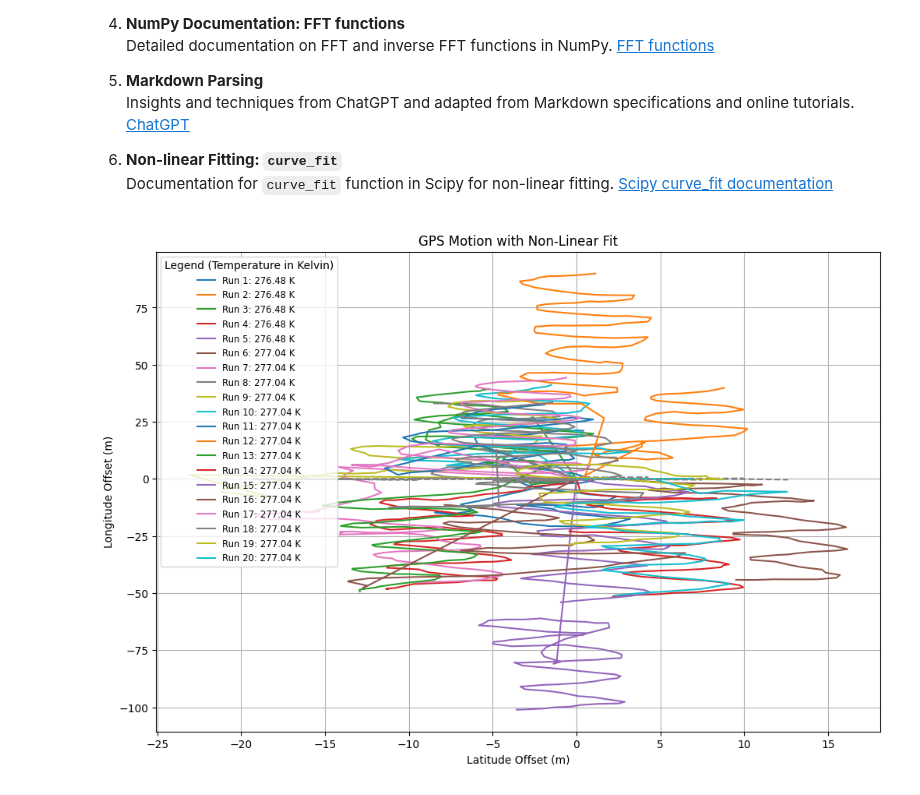
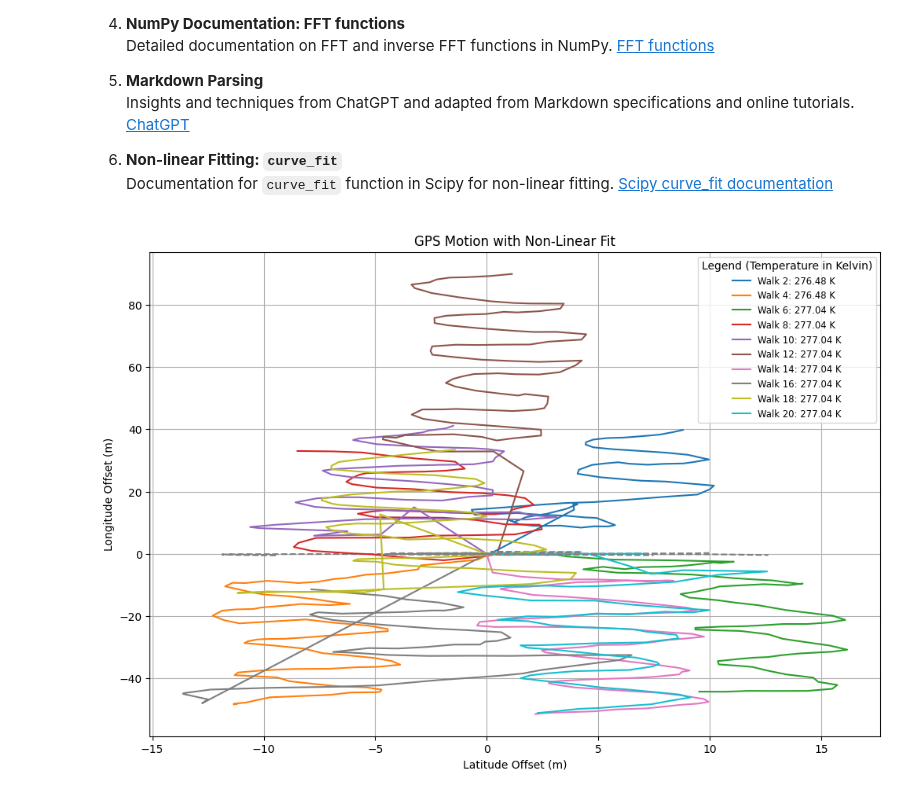
Before and after one commit to ubsuny/CP1-24-final, a Jupyter notebook: dhamalakamal/documentation/final.ipynb, the cells around one changed output. Drawn from its saved outputs; the diff is of its cells as text; code cells hidden in the pictures.

```diff
--- a/dhamalakamal/documentation/final.ipynb
+++ b/dhamalakamal/documentation/final.ipynb
@@ -90,20 +90,24 @@ This notebook demonstrates the how to run the code part in this final project.
 6. **Non-linear Fitting: `curve_fit`**
    Documentation for `curve_fit` function in Scipy for non-linear fitting. [Scipy curve_fit documentation](https://docs.scipy.org/doc/scipy/reference/generated/scipy.optimize.curve_fit.html)
 # %%
+import sys
 import matplotlib.pyplot as plt
 import numpy as np
 import pandas as pd
 from pathlib import Path
+# Update paths to reflect new folder structure
+sys.path.append(str(Path("../code")))  # Add code directory to the Python path
 from final import fahrenheit_to_kelvin, parse_temperature_from_md, nonlinear_fit
 
 # Define the data directory
-data_dir = Path("../data")
+project_root = Path("../")
+data_dir = project_root / "data"
 
 # Initialize the plot
 plt.figure(figsize=(12, 8))
 
 # Iterate through all 20 repetitions
-for i in range(1, 21):
+for i in range(2, 21, 2):
     # Construct file names
     unique_id = f"gps{i:02d}"
     csv_file = data_dir / f"{unique_id}_sinewalk.csv"
@@ -117,32 +121,38 @@ for i in range(1, 21):
     # Convert latitude and longitude to meters (approximating 1 degree ≈ 111,000 meters)
     latitudes_m = (latitudes - latitudes[0]) * 111000
     longitudes_m = (longitudes - longitudes[0]) * 111000 * np.cos(np.radians(latitudes[0]))
 
     # Read temperature from the Markdown file
     temp_fahrenheit = parse_temperature_from_md(str(md_file))
     temp_kelvin = fahrenheit_to_kelvin(temp_fahrenheit)
 
     # Apply non-linear fitting to the GPS motion
     def model_function(x: float) -> float:
         return np.sin(0.01 * x)  # Example model function (can adjust as needed)
 
     step = 16  # Choose step size (must be a power of 2)
     # Apply the nonlinear fit with smoothing
     smoothed_data = nonlinear_fit(longitudes_m.tolist(), step, model_function, smooth=True, window_size=4)
 
 
     # Plot the GPS motion and the non-linear fit
-    plt.plot(latitudes_m, longitudes_m, label=f"Run {i}: {temp_kelvin:.2f} K")
+    plt.plot(latitudes_m, longitudes_m, label=f"Walk {i}: {temp_kelvin:.2f} K")
     plt.plot(latitudes_m[::step], smoothed_data, linestyle="--", color="gray")
 
 # Configure the plot
 plt.title("GPS Motion with Non-Linear Fit")
 plt.xlabel("Latitude Offset (m)")
 plt.ylabel("Longitude Offset (m)")
 plt.legend(title="Legend (Temperature in Kelvin)", loc="best", fontsize="small")
 plt.grid(True)
 
+# Save the plot as an image file in the documentation folder
+output_dir = project_root / "documentation"
+output_dir.mkdir(exist_ok=True)
+output_file = output_dir / "gps_walks_of_nonlinear_fit_plot.png"
+plt.savefig(output_file)
+
 # Show the plot
 plt.show()
 # %% [output]
-[figure, old version]
+[figure, new version]
```
Also changed, not shown: parts of 3 cells of this notebook, 3 other files.
